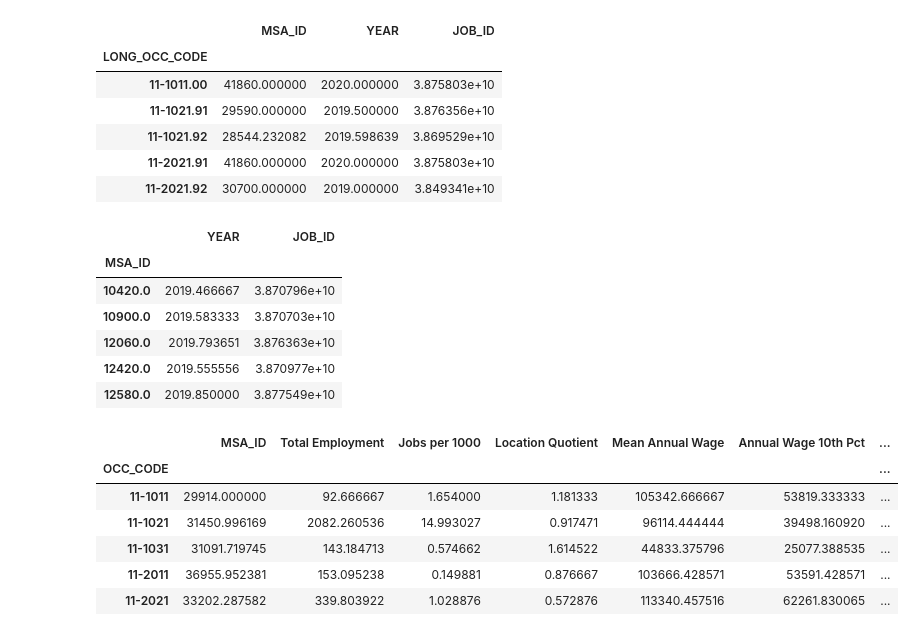
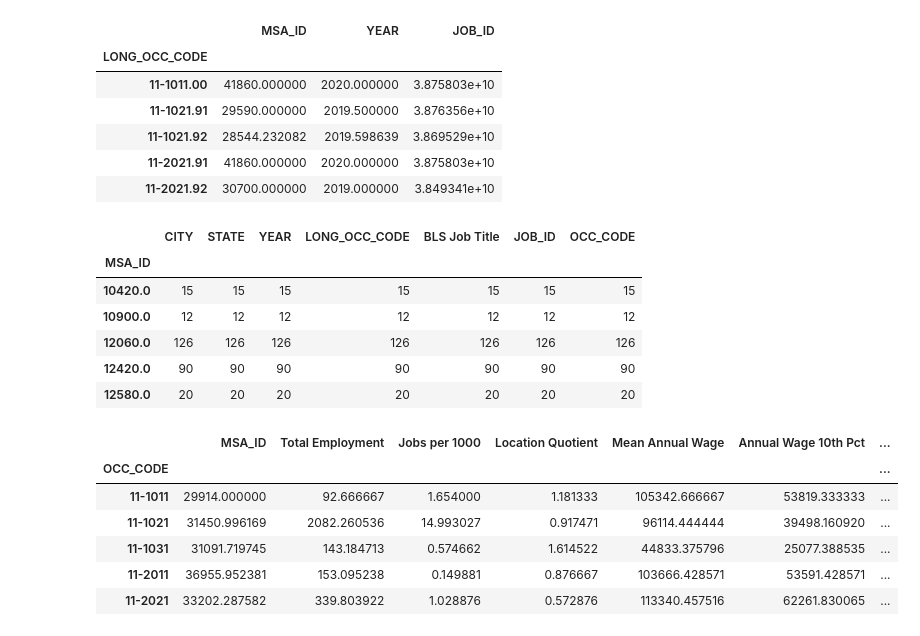
Before and after one commit to JMWilliams3790/AnonCoUSA, a Jupyter notebook: Exploration-Analysis/AnonCoExplore.ipynb, the cells around one changed output. Cells and saved outputs as stored; diff of their text form; code cells hidden in the pictures.

```diff
--- a/Exploration-Analysis/AnonCoExplore.ipynb
+++ b/Exploration-Analysis/AnonCoExplore.ipynb
@@ -484,16 +558,16 @@ posting_df_LONG_OCC.head()
 | 11-2021.91 | 41860.000000 | 2020.000000 | 3.875803e+10 |
 | 11-2021.92 | 30700.000000 | 2019.000000 | 3.849341e+10 |
 # %%
-posting_df_MSA = posting_df.groupby(['MSA_ID']).mean()
+posting_df_MSA = posting_df.groupby(['MSA_ID']).count()
 posting_df_MSA.head()
 # %% [output]
-|  | YEAR | JOB_ID |
-| MSA_ID |  |  |
-| 10420.0 | 2019.466667 | 3.870796e+10 |
-| 10900.0 | 2019.583333 | 3.870703e+10 |
-| 12060.0 | 2019.793651 | 3.876363e+10 |
-| 12420.0 | 2019.555556 | 3.870977e+10 |
-| 12580.0 | 2019.850000 | 3.877549e+10 |
+|  | CITY | STATE | YEAR | LONG_OCC_CODE | BLS Job Title | JOB_ID | OCC_CODE |
+| MSA_ID |  |  |  |  |  |  |  |
+| 10420.0 | 15 | 15 | 15 | 15 | 15 | 15 | 15 |
+| 10900.0 | 12 | 12 | 12 | 12 | 12 | 12 | 12 |
+| 12060.0 | 126 | 126 | 126 | 126 | 126 | 126 | 126 |
+| 12420.0 | 90 | 90 | 90 | 90 | 90 | 90 | 90 |
+| 12580.0 | 20 | 20 | 20 | 20 | 20 | 20 | 20 |
 # %%
 #Perform Groubys on mas_df
 msa_df_OCC = msa_df.groupby(['OCC_CODE']).mean()
```
Also changed, not shown: parts of 14 cells of this notebook.
